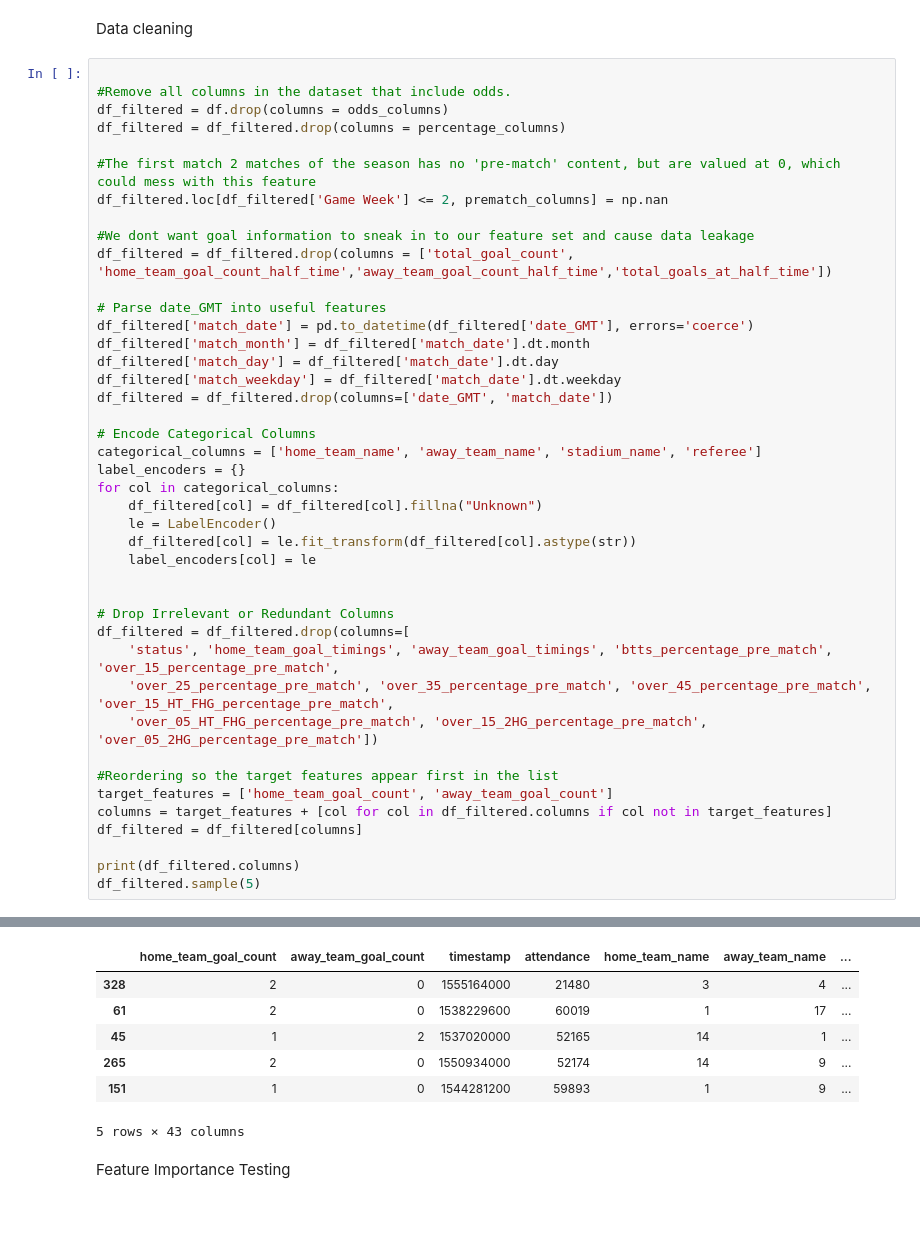
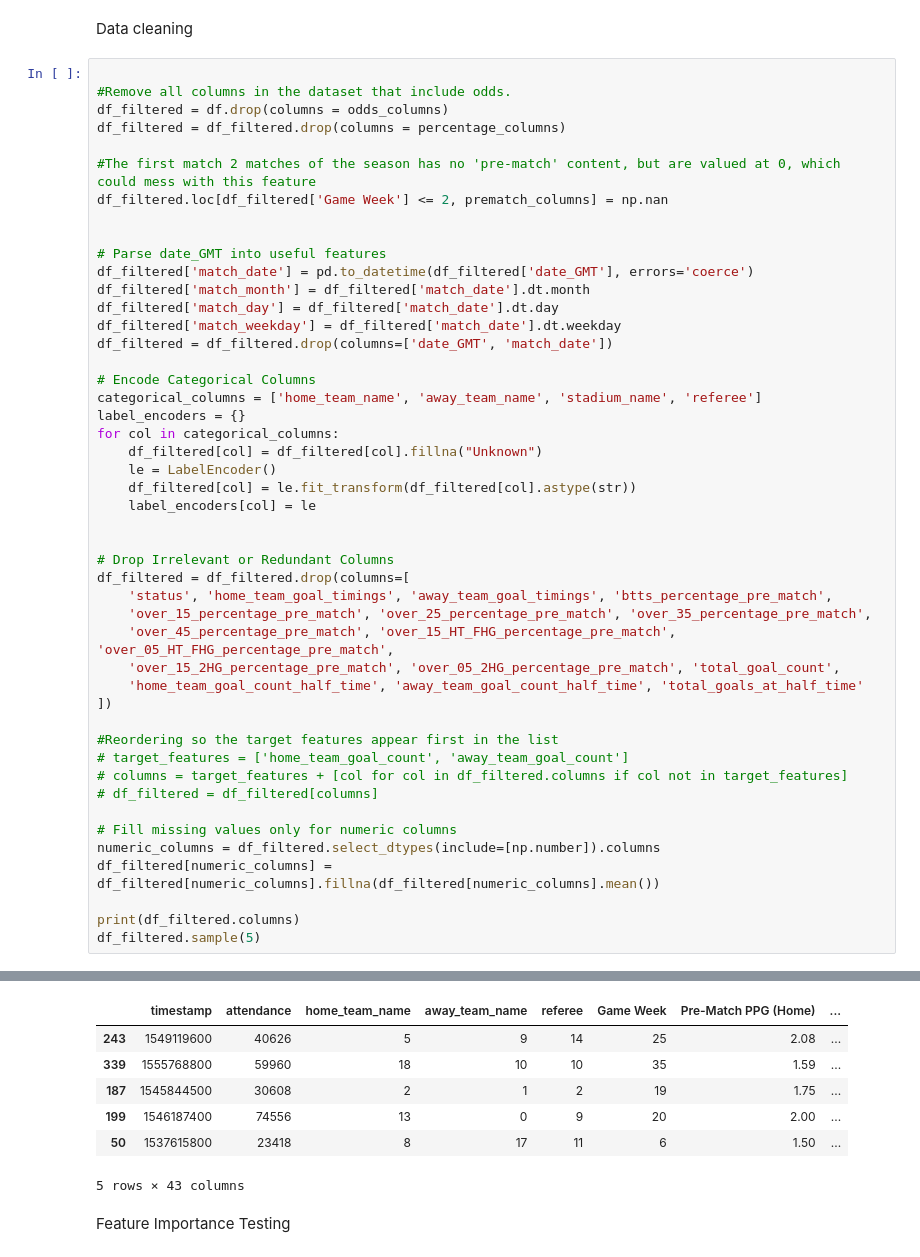
Before and after one commit to SanderBakke/MALIS_project, a Jupyter notebook: notebooks/notebook.ipynb, the cells around one changed output, grey strips where cells are left out. Saved outputs shown, nothing was run; the diff lists cells and outputs as text; blank space fills up the shorter version.

```diff
--- a/notebooks/notebook.ipynb
+++ b/notebooks/notebook.ipynb
@@ -55,8 +62,6 @@ df_filtered = df_filtered.drop(columns = percentage_columns)
 #The first match 2 matches of the season has no 'pre-match' content, but are valued at 0, which could mess with this feature
 df_filtered.loc[df_filtered['Game Week'] <= 2, prematch_columns] = np.nan
 
-#We dont want goal information to sneak in to our feature set and cause data leakage
-df_filtered = df_filtered.drop(columns = ['total_goal_count', 'home_team_goal_count_half_time','away_team_goal_count_half_time','total_goals_at_half_time'])
 
 # Parse date_GMT into useful features
 df_filtered['match_date'] = pd.to_datetime(df_filtered['date_GMT'], errors='coerce')
@@ -77,14 +82,21 @@ for col in categorical_columns:
 
 # Drop Irrelevant or Redundant Columns
 df_filtered = df_filtered.drop(columns=[
-    'status', 'home_team_goal_timings', 'away_team_goal_timings', 'btts_percentage_pre_match', 'over_15_percentage_pre_match',
-    'over_25_percentage_pre_match', 'over_35_percentage_pre_match', 'over_45_percentage_pre_match', 'over_15_HT_FHG_percentage_pre_match',
-    'over_05_HT_FHG_percentage_pre_match', 'over_15_2HG_percentage_pre_match', 'over_05_2HG_percentage_pre_match'])
+    'status', 'home_team_goal_timings', 'away_team_goal_timings', 'btts_percentage_pre_match',
+    'over_15_percentage_pre_match', 'over_25_percentage_pre_match', 'over_35_percentage_pre_match',
+    'over_45_percentage_pre_match', 'over_15_HT_FHG_percentage_pre_match', 'over_05_HT_FHG_percentage_pre_match',
+    'over_15_2HG_percentage_pre_match', 'over_05_2HG_percentage_pre_match', 'total_goal_count',
+    'home_team_goal_count_half_time', 'away_team_goal_count_half_time', 'total_goals_at_half_time'
+])
 
 #Reordering so the target features appear first in the list
-target_features = ['home_team_goal_count', 'away_team_goal_count']
-columns = target_features + [col for col in df_filtered.columns if col not in target_features]
-df_filtered = df_filtered[columns]
+# target_features = ['home_team_goal_count', 'away_team_goal_count']
+# columns = target_features + [col for col in df_filtered.columns if col not in target_features]
+# df_filtered = df_filtered[columns]
+
+# Fill missing values only for numeric columns
+numeric_columns = df_filtered.select_dtypes(include=[np.number]).columns
+df_filtered[numeric_columns] = df_filtered[numeric_columns].fillna(df_filtered[numeric_columns].mean())
 
 print(df_filtered.columns)
 df_filtered.sample(5)
@@ -96,23 +108,23 @@ Index(['home_team_goal_count', 'away_team_goal_count', 'timestamp',
        'home_team_yellow_cards', 'home_team_red_cards',
        'away_team_yellow_cards', 'away_team_red_cards',
        'home_team_first_half_cards', 'home_team_second_half_cards',
        'away_team_first_half_cards', 'away_team_second_half_cards',
        'home_team_shots', 'away_team_shots', 'home_team_shots_on_target',
        'away_team_shots_on_target', 'home_team_shots_off_target',
        'away_team_shots_off_target', 'home_team_fouls', 'away_team_fouls',
        'home_team_possession', 'away_team_possession',
        'Home Team Pre-Match xG', 'Away Team Pre-Match xG', 'team_a_xg',
        'team_b_xg', 'average_goals_per_match_pre_match',
        'average_corners_per_match_pre_match',
        'average_cards_per_match_pre_match', 'stadium_name', 'match_month',
        'match_day', 'match_weekday'],
       dtype='object')
-|  | home_team_goal_count | away_team_goal_count | timestamp | attendance | home_team_name | away_team_name | ... |
-| 328 | 2 | 0 | 1555164000 | 21480 | 3 | 4 | ... |
-| 61 | 2 | 0 | 1538229600 | 60019 | 1 | 17 | ... |
-| 45 | 1 | 2 | 1537020000 | 52165 | 14 | 1 | ... |
-| 265 | 2 | 0 | 1550934000 | 52174 | 14 | 9 | ... |
-| 151 | 1 | 0 | 1544281200 | 59893 | 1 | 9 | ... |
+|  | timestamp | attendance | home_team_name | away_team_name | referee | Game Week | Pre-Match PPG (Home) | ... |
+| 243 | 1549119600 | 40626 | 5 | 9 | 14 | 25 | 2.08 | ... |
+| 339 | 1555768800 | 59960 | 18 | 10 | 10 | 35 | 1.59 | ... |
+| 187 | 1545844500 | 30608 | 2 | 1 | 2 | 19 | 1.75 | ... |
+| 199 | 1546187400 | 74556 | 13 | 0 | 9 | 20 | 2.00 | ... |
+| 50 | 1537615800 | 23418 | 8 | 17 | 11 | 6 | 1.50 | ... |
 5 rows × 43 columns
 # %% [markdown]
 Feature Importance Testing
```
Also changed, not shown: parts of 18 cells of this notebook.
